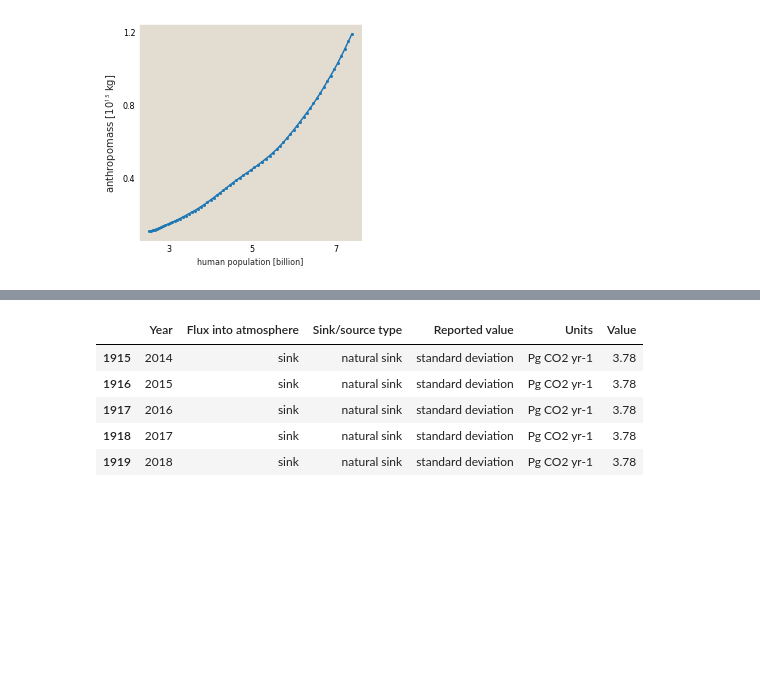
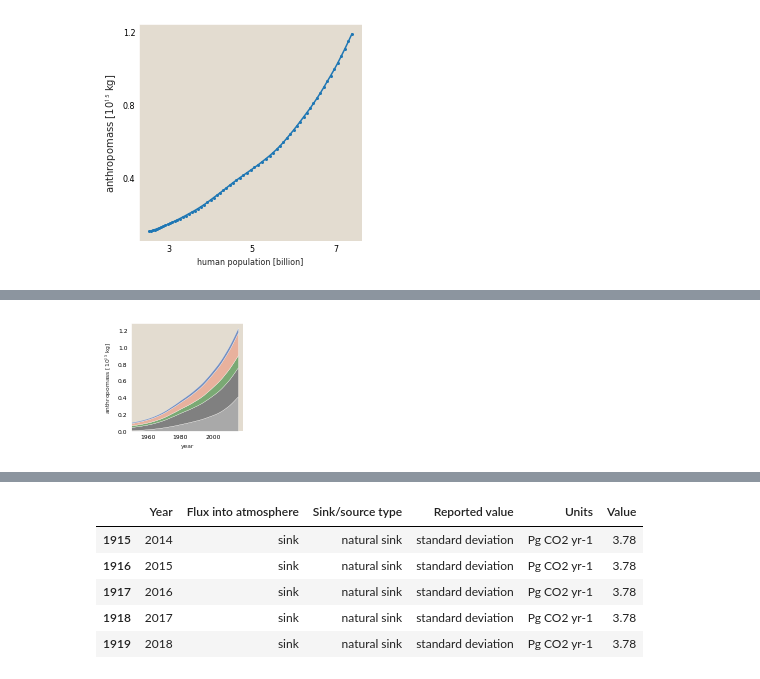
Before and after one commit to RPGroup-PBoC/human_impacts, a Jupyter notebook: code/figures/dynamics/timeseries_db_paper.ipynb, the cells around one changed output, grey strips where cells are left out. Saved outputs shown, nothing was run; the diff lists cells and outputs as text; code cells hidden in the pictures; blank space fills up the shorter version.

Commit message:
added database plots

```diff
--- a/code/figures/dynamics/timeseries_db_paper.ipynb
+++ b/code/figures/dynamics/timeseries_db_paper.ipynb
@@ -70,3 +70,19 @@ plt.plot(human_population_data['population'].values[0:-3]/1e9, anthropomass_data
 plt.savefig('../../../figures/database_paper/anthropomass_timeseries.svg')
 # %% [output]
 [figure]
+# %%
+#%% Load the population data
+pop_data = pd.read_csv('../../../data/anthropocentric/FAOSTAT_world_population/processed/FAOSTAT_rural_urban_population.csv')
+pop_data['pop_bil'] = pop_data['population'] / 1E9
+total_pop = pop_data.groupby(['year'])['pop_bil'].sum().reset_index()
+min_pop, max_pop = total_pop['pop_bil'].min(), total_pop['pop_bil'].max()
+# %%
+anthropo = pd.read_csv('../../../data/anthropocentric/Elhacham2020_anthropomass/processed/anthopogenic_mass_2015_processed.csv')
+# Tidy
+anthropo.rename(columns={'Year':'year'}, inplace=True)
+merged = anthropo.merge(total_pop, on='year')
+merged.dropna(inplace=True)
+merged['bricks_asphalt'] = merged['bricks_Tt'].values + merged['asphalt_Tt'].values
+#merged['all_others'] = merged['metals_Tt'].values + merged['waste_Tt'].values + merged['other_Tt']
+
+merged['all_others'] = merged['metals_Tt'].values + merged['other_Tt']
@@ -72,0 +98,24 @@ plt.savefig('../../../figures/database_paper/anthropomass_timeseries.svg')
+# %%
+fig, ax =  plt.subplots(1, 1, figsize=(2, 2))
+
+# Format the eaxes
+ax.xaxis.set_tick_params(labelsize=6)
+ax.yaxis.set_tick_params(labelsize=6)
+ax.set_xlim([1950, 2018])
+
+
+ax.set_xlabel('year', fontsize=6)
+ax.set_ylabel('anthropomass [10$^{15}$ kg]', fontsize=6)
+
+ax.stackplot(merged['year'].values,
+                merged['concrete_Tt'].values,
+                merged['aggregates_Tt'].values,
+                merged['bricks_asphalt'].values,
+                merged['waste_Tt'].values,
+                merged['all_others'].values,
+                                colors=['darkgrey', 'grey', colors['green'], colors['light_red'],
+                                        colors['blue']],
+                                linewidth=0.25)
+plt.savefig('../../../figures/database_paper/anthropomass_waste_stack.svg', bbox_inches='tight')
+# %% [output]
+[figure, added]
```
Also changed, not shown: parts of 18 cells of this notebook, 1 other file.
